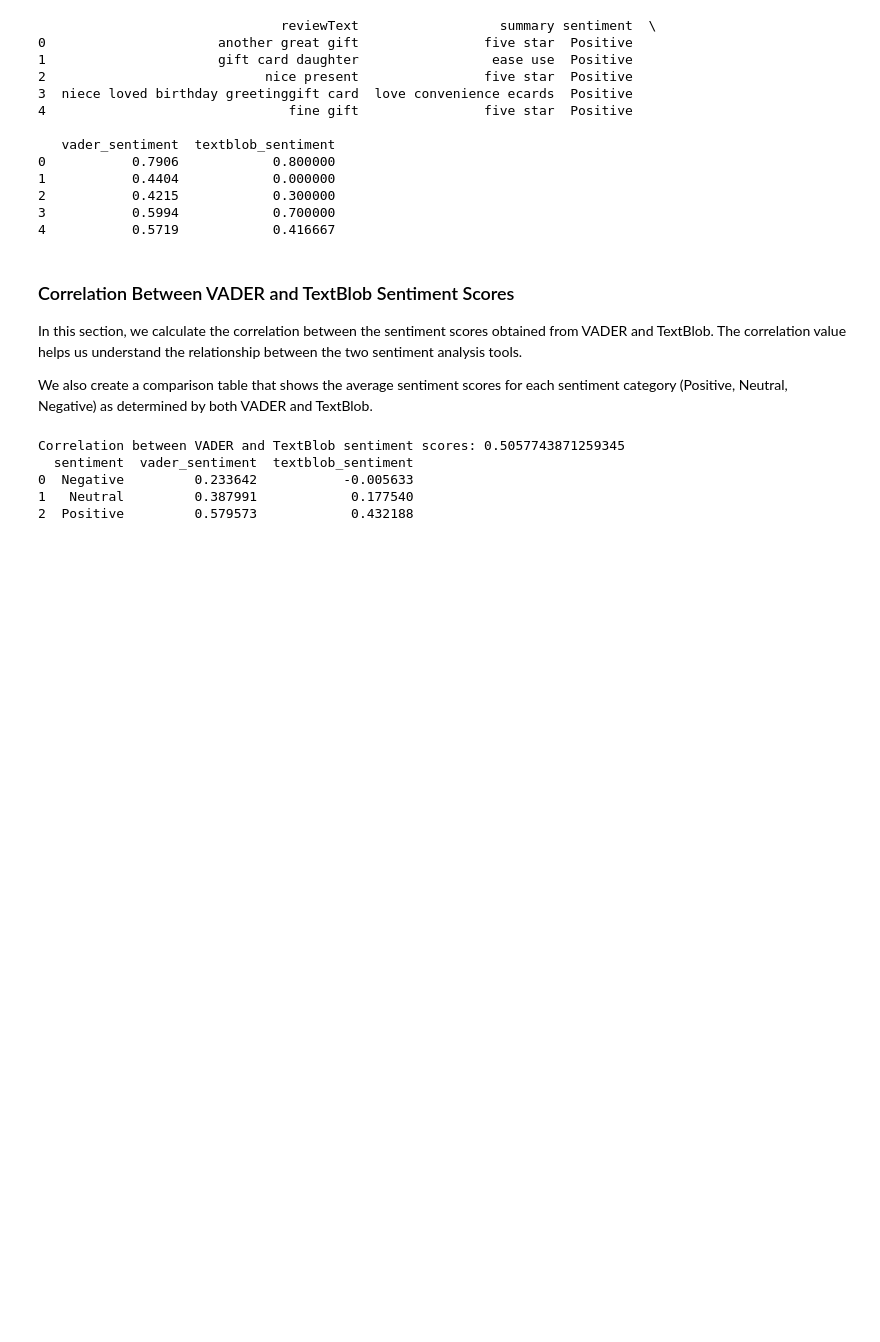
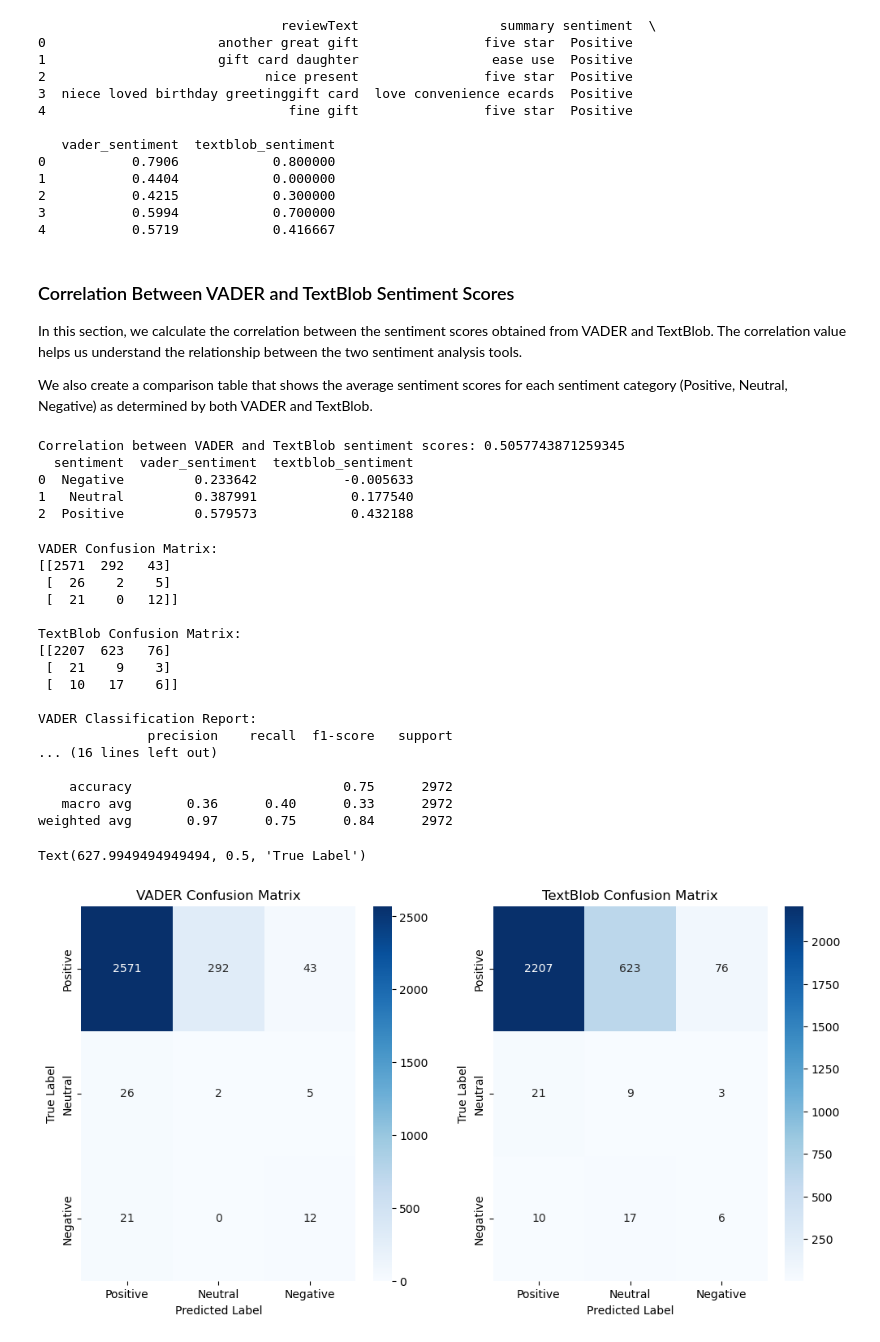
Before and after one commit to Timothy965/COMP262_GROUP5, a Jupyter notebook: COMP262_GROUPPROJECT.ipynb, the cells around one changed output. Drawn from its saved outputs; the diff is of its cells as text; code cells hidden in the pictures; blank space fills up the shorter version.

Commit message:
Code with confusion matrix
Confusion matrix added with classification reports

```diff
--- a/COMP262_GROUPPROJECT.ipynb
+++ b/COMP262_GROUPPROJECT.ipynb
@@ -353,3 +353,69 @@ Correlation between VADER and TextBlob sentiment scores: 0.5057743871259345
 0  Negative         0.233642           -0.005633
 1   Neutral         0.387991            0.177540
 2  Positive         0.579573            0.432188
+# %%
+from sklearn.metrics import confusion_matrix, classification_report
+
+# Define a function to convert sentiment scores to labels
+def score_to_label(score):
+    if score >= 0.05:
+        return 'Positive'
+    elif score <= -0.05:
+        return 'Negative'
+    else:
+        return 'Neutral'
+
+# Convert VADER and TextBlob sentiment scores to labels
+sentiment_df['vader_label'] = sentiment_df['vader_sentiment'].apply(score_to_label)
+sentiment_df['textblob_label'] = sentiment_df['textblob_sentiment'].apply(score_to_label)
+
+# Create confusion matrices
+vader_cm = confusion_matrix(sentiment_df['sentiment'], sentiment_df['vader_label'], labels=['Positive', 'Neutral', 'Negative'])
+textblob_cm = confusion_matrix(sentiment_df['sentiment'], sentiment_df['textblob_label'], labels=['Positive', 'Neutral', 'Negative'])
+
+# Print classification reports
+print("\nVADER Classification Report:")
+print(classification_report(sentiment_df['sentiment'], sentiment_df['vader_label'], labels=['Positive', 'Neutral', 'Negative']))
+
+print("\nTextBlob Classification Report:")
+print(classification_report(sentiment_df['sentiment'], sentiment_df['textblob_label'], labels=['Positive', 'Neutral', 'Negative']))
+
+# Print confusion matrices
+print("VADER Confusion Matrix:")
+print(vader_cm)
+print("\nTextBlob Confusion Matrix:")
+print(textblob_cm)
+
+# Plot the confusion matrices
+plt.figure(figsize=(12, 6))
+plt.subplot(1, 2, 1)
+sns.heatmap(vader_cm, annot=True, fmt='d', cmap='Blues', xticklabels=['Positive', 'Neutral', 'Negative'], yticklabels=['Positive', 'Neutral', 'Negative'])
+plt.title('VADER Confusion Matrix')
+plt.xlabel('Predicted Label')
+plt.ylabel('True Label')
+
+plt.subplot(1, 2, 2)
+sns.heatmap(textblob_cm, annot=True, fmt='d', cmap='Blues', xticklabels=['Positive', 'Neutral', 'Negative'], yticklabels=['Positive', 'Neutral', 'Negative'])
+plt.title('TextBlob Confusion Matrix')
+plt.xlabel('Predicted Label')
+plt.ylabel('True Label')
+# %% [output]
+VADER Confusion Matrix:
+[[2571  292   43]
+ [  26    2    5]
+ [  21    0   12]]
+
+TextBlob Confusion Matrix:
+[[2207  623   76]
+ [  21    9    3]
+ [  10   17    6]]
+
+VADER Classification Report:
+              precision    recall  f1-score   support
+... (16 lines left out)
+
+    accuracy                           0.75      2972
+   macro avg       0.36      0.40      0.33      2972
+weighted avg       0.97      0.75      0.84      2972
+Text(627.9949494949494, 0.5, 'True Label')
+[figure, added]
```
Also changed, not shown: parts of 1 cell of this notebook.
